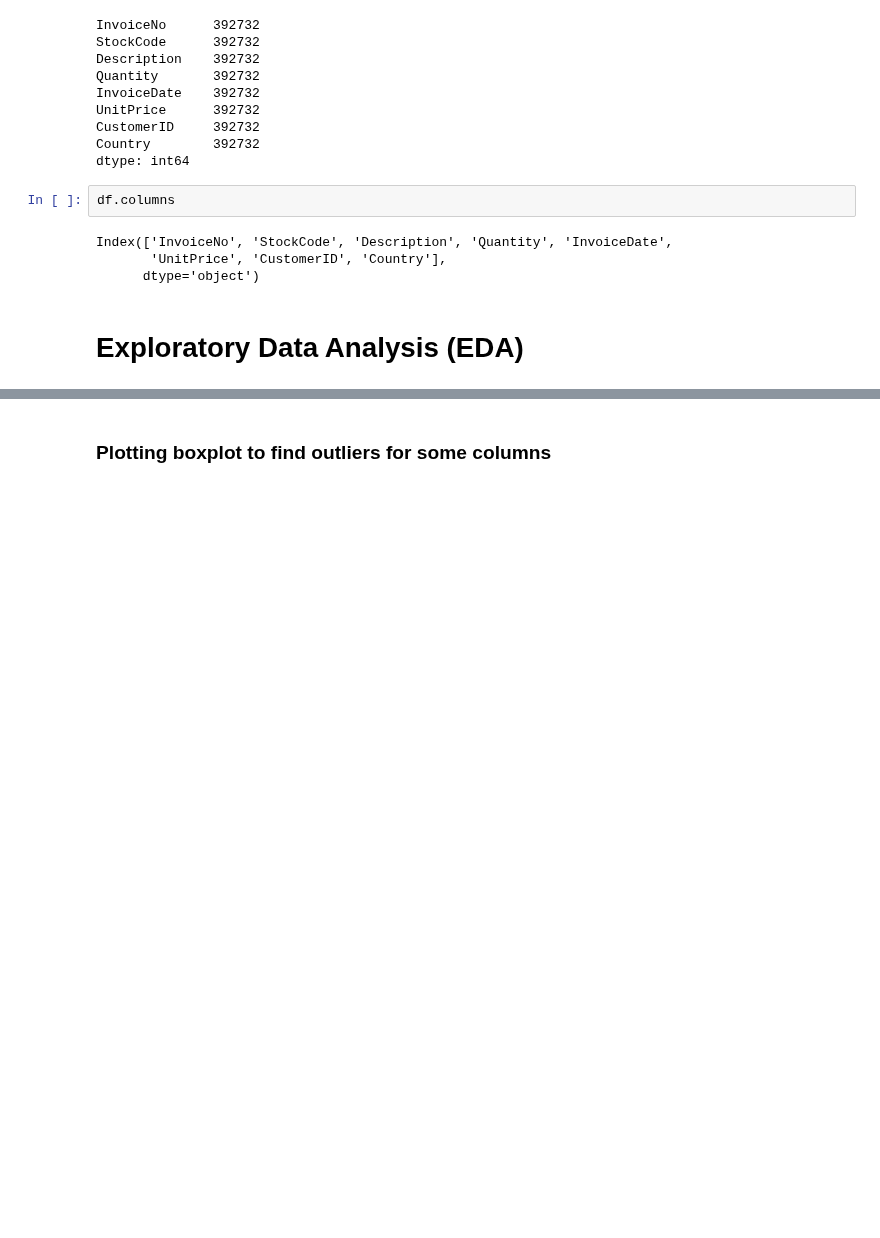
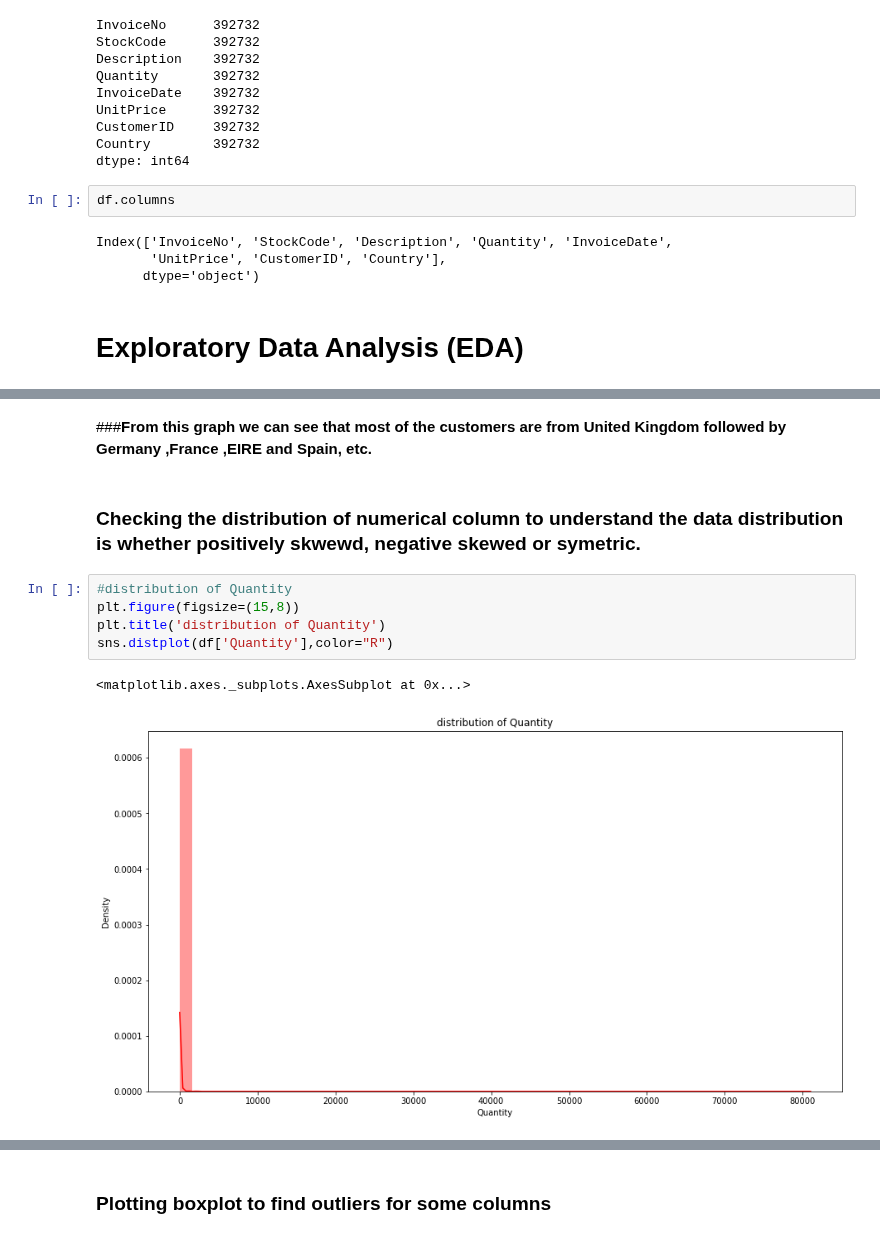
Before and after one commit to Malikarbaaz/Online_Retail_Customer_Segmentation, a Jupyter notebook: Copy_of_Online_Retail_Customer_Segmentation_Capstone_Project.ipynb, the cells around one changed output, grey strips where cells are left out. Cells and saved outputs as stored; diff of their text form; blank space fills up the shorter version.

```diff
--- a/Copy_of_Online_Retail_Customer_Segmentation_Capstone_Project.ipynb
+++ b/Copy_of_Online_Retail_Customer_Segmentation_Capstone_Project.ipynb
@@ -245,0 +285,12 @@ plt.xticks(rotation = 90)   # by using xticks we rotate our column labels to 90
+# %% [markdown]
+###**From this graph we can see that most of the customers are from United Kingdom followed by Germany ,France ,EIRE and Spain, etc.**
+# %% [markdown]
+### **Checking the distribution of numerical column to understand the data distribution is whether positively skwewd, negative skewed or symetric.**
+# %%
+#distribution of Quantity
+plt.figure(figsize=(15,8))
+plt.title('distribution of Quantity')
+sns.distplot(df['Quantity'],color="R")
+# %% [output]
+<matplotlib.axes._subplots.AxesSubplot at 0x...>
+[figure, added]
```
Also changed, not shown: parts of 42 cells of this notebook.
